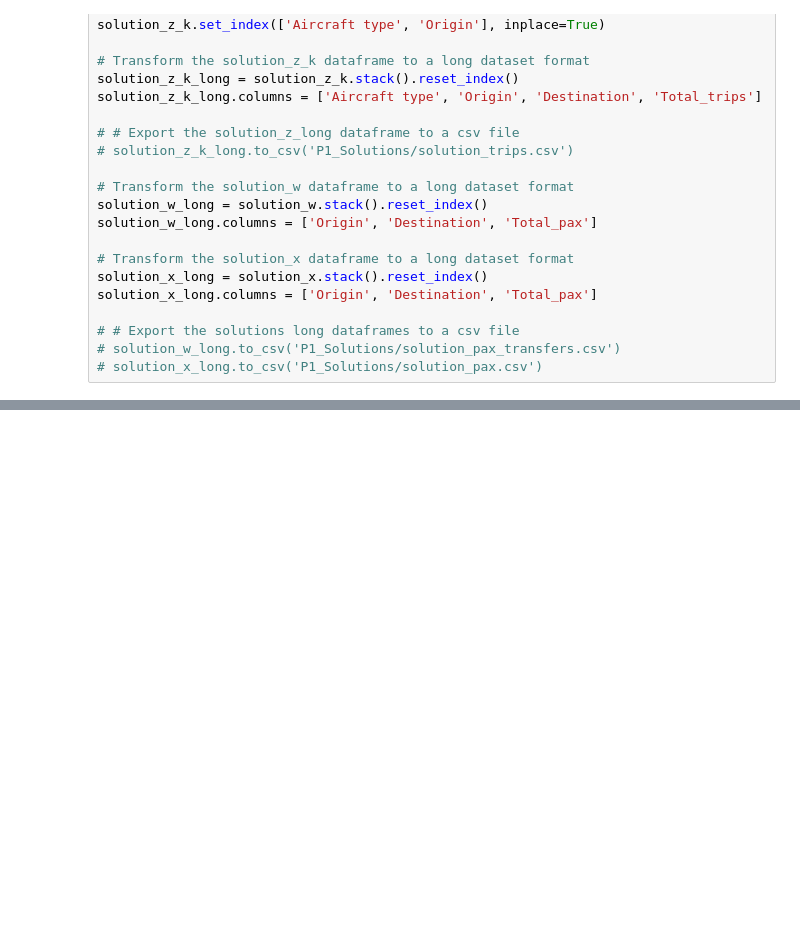
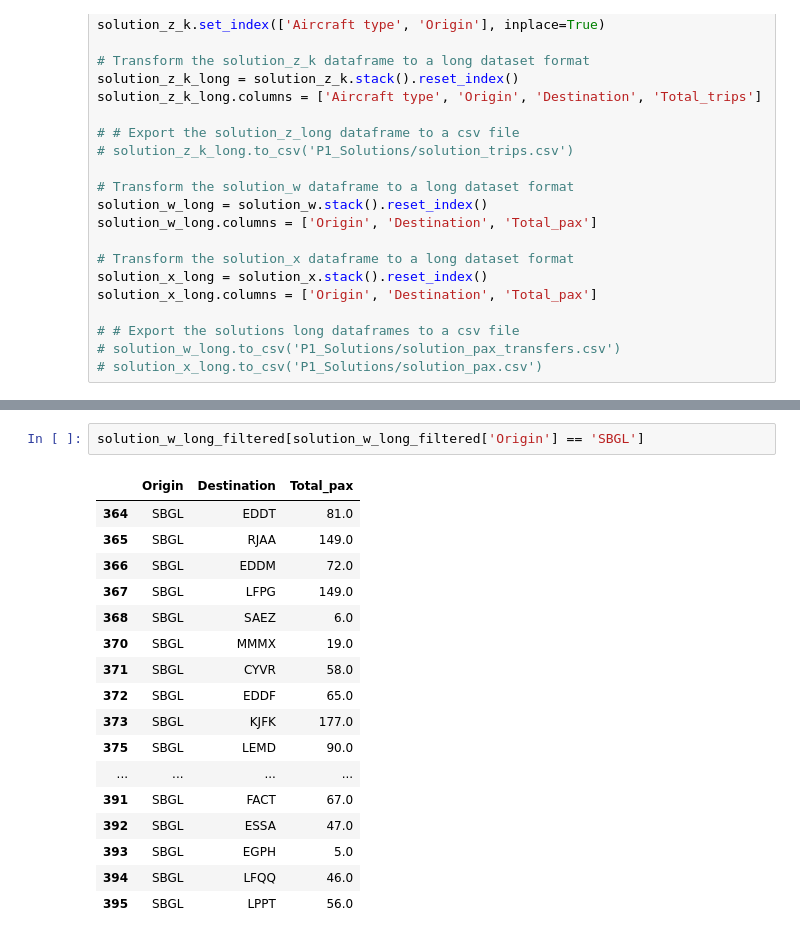
Before and after one commit to allanguzmanf/AE4426, a Jupyter notebook: Assignment/Assignment_P1.ipynb, the cells around one changed output, grey strips where cells are left out. Saved outputs shown, nothing was run; the diff lists cells and outputs as text; blank space fills up the shorter version.

```diff
--- a/Assignment/Assignment_P1.ipynb
+++ b/Assignment/Assignment_P1.ipynb
@@ -500,0 +634,20 @@ results.to_csv('P1_Solutions/results.csv')
+# %%
+solution_w_long_filtered[solution_w_long_filtered['Origin'] == 'SBGL']
+# %% [output]
+|  | Origin | Destination | Total_pax |
+| 364 | SBGL | EDDT | 81.0 |
+| 365 | SBGL | RJAA | 149.0 |
+| 366 | SBGL | EDDM | 72.0 |
+| 367 | SBGL | LFPG | 149.0 |
+| 368 | SBGL | SAEZ | 6.0 |
+| 370 | SBGL | MMMX | 19.0 |
+| 371 | SBGL | CYVR | 58.0 |
+| 372 | SBGL | EDDF | 65.0 |
+| 373 | SBGL | KJFK | 177.0 |
+| 375 | SBGL | LEMD | 90.0 |
+| ... | ... | ... | ... |
+| 391 | SBGL | FACT | 67.0 |
+| 392 | SBGL | ESSA | 47.0 |
+| 393 | SBGL | EGPH | 5.0 |
+| 394 | SBGL | LFQQ | 46.0 |
+| 395 | SBGL | LPPT | 56.0 |
```
Also changed, not shown: parts of 17 cells of this notebook, 4 other files.
